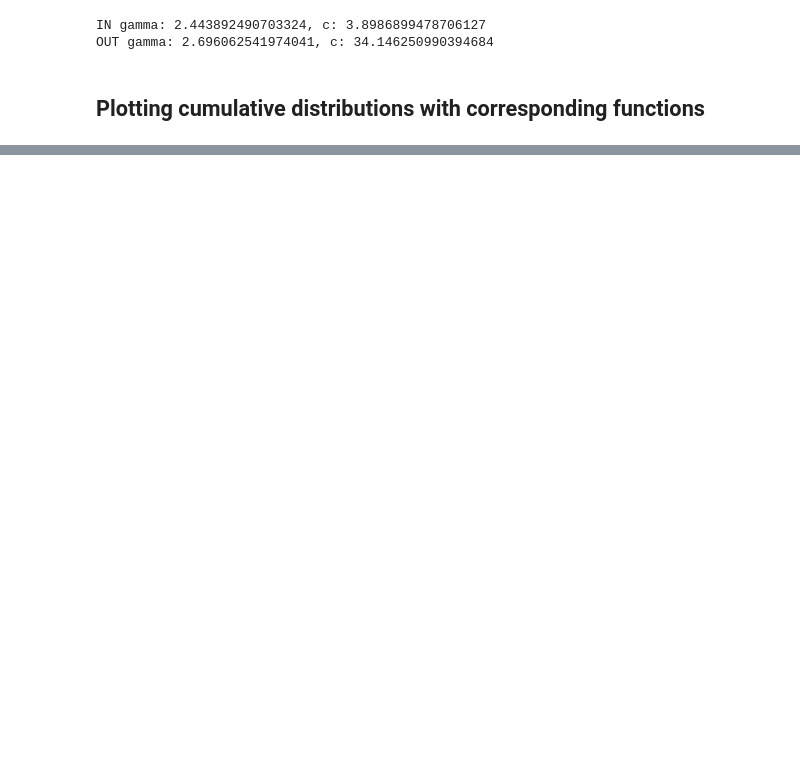
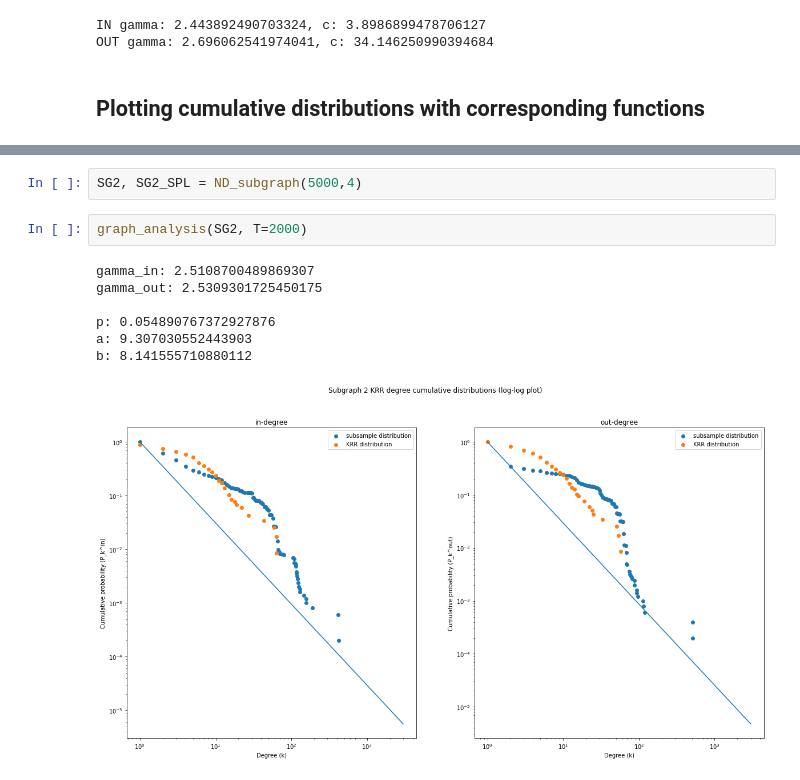
Before and after one commit to bcho04/evolving-web, a Jupyter notebook: main.ipynb, the cells around one changed output, grey strips where cells are left out. Cells and saved outputs as stored; diff of their text form; blank space fills up the shorter version.

```diff
--- a/main.ipynb
+++ b/main.ipynb
@@ -125,0 +338,12 @@ plt.show()
+# %%
+SG2, SG2_SPL = ND_subgraph(5000,4)
+# %%
+graph_analysis(SG2, T=2000)
+# %% [output]
+gamma_in: 2.5108700489869307
+gamma_out: 2.5309301725450175
+
+p: 0.054890767372927876
+a: 9.307030552443903
+b: 8.141555710880112
+[figure, added]
```
Also changed, not shown: parts of 28 cells of this notebook.
